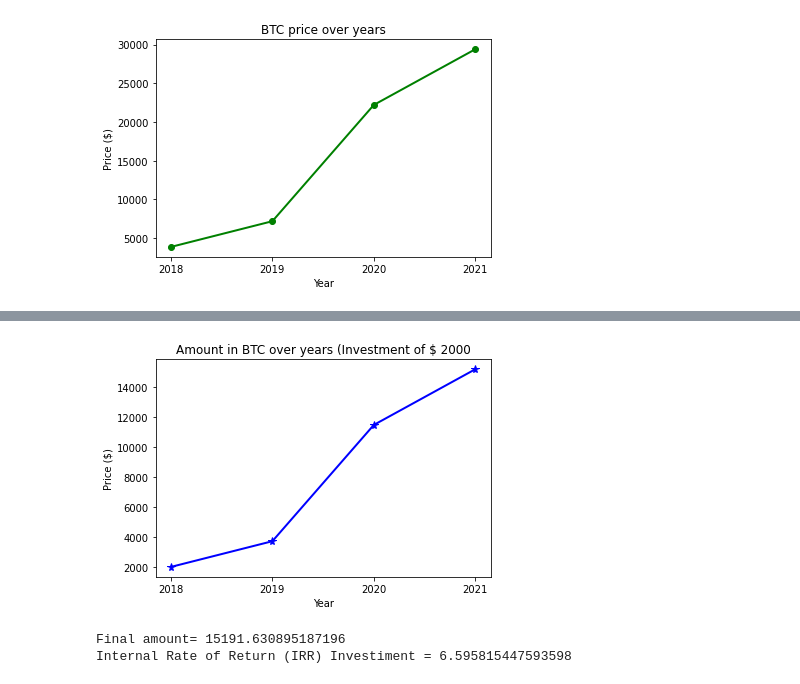
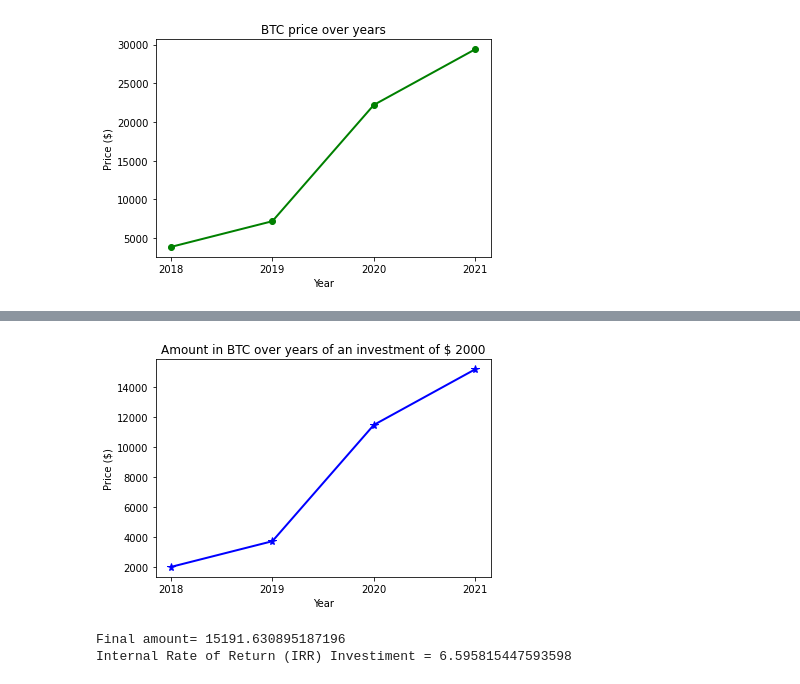
Before and after one commit to RaianaSeixas/Portfolio, a Jupyter notebook: Python_for_Finance/Bitcoin_Project.ipynb, the cells around one changed output, grey strips where cells are left out. Cells and saved outputs as stored; diff of their text form; code cells hidden in the pictures.

```diff
--- a/Python_for_Finance/Bitcoin_Project.ipynb
+++ b/Python_for_Finance/Bitcoin_Project.ipynb
@@ -75,34 +75,34 @@ Tasks
 '''
 
 # Calculation of the amount of money in each year
 
 purchase=2000
 
 bit_amount=purchase/bitcoin[0] # it calculates how many Bitcoins you will have at the start by dividing your investment by the cost of Bitcoin in the first year (the first element of the BTC prices array)
 money=np.multiply(bitcoin,bit_amount) #it multiplies the entire array of the prices by that number to get the value for each year.
 
 #Graph
 
 start=2018; end=2021;stepsize=1
 years=list(range(start, end+1, stepsize))
 
 fig, ax=plt.subplots()
 plt.plot(years,money, 'b-*',linewidth=2, markersize=8)
 ax.xaxis.set_ticks(np.arange(start, end+1, stepsize))
 #plt.savefig('plot.png')
-plt.title('Amount in BTC over years (Investment of $ 2000')
+plt.title('Amount in BTC over years of an investment of $ 2000')
 plt.ylabel('Price ($)')
 plt.xlabel('Year')
 
 plt.show()
 
 #IRR
 Final_amount= money[-1]
 print('Final amount=', Final_amount)
 
 IRR=npf.irr([-purchase, Final_amount])
 print('Internal Rate of Return (IRR) Investiment =',IRR)
 # %% [output]
-[figure, old version]
+[figure, new version]
 Final amount= 15191.630895187196
 Internal Rate of Return (IRR) Investiment = 6.595815447593598
```
Also changed, not shown: parts of 1 cell of this notebook.
